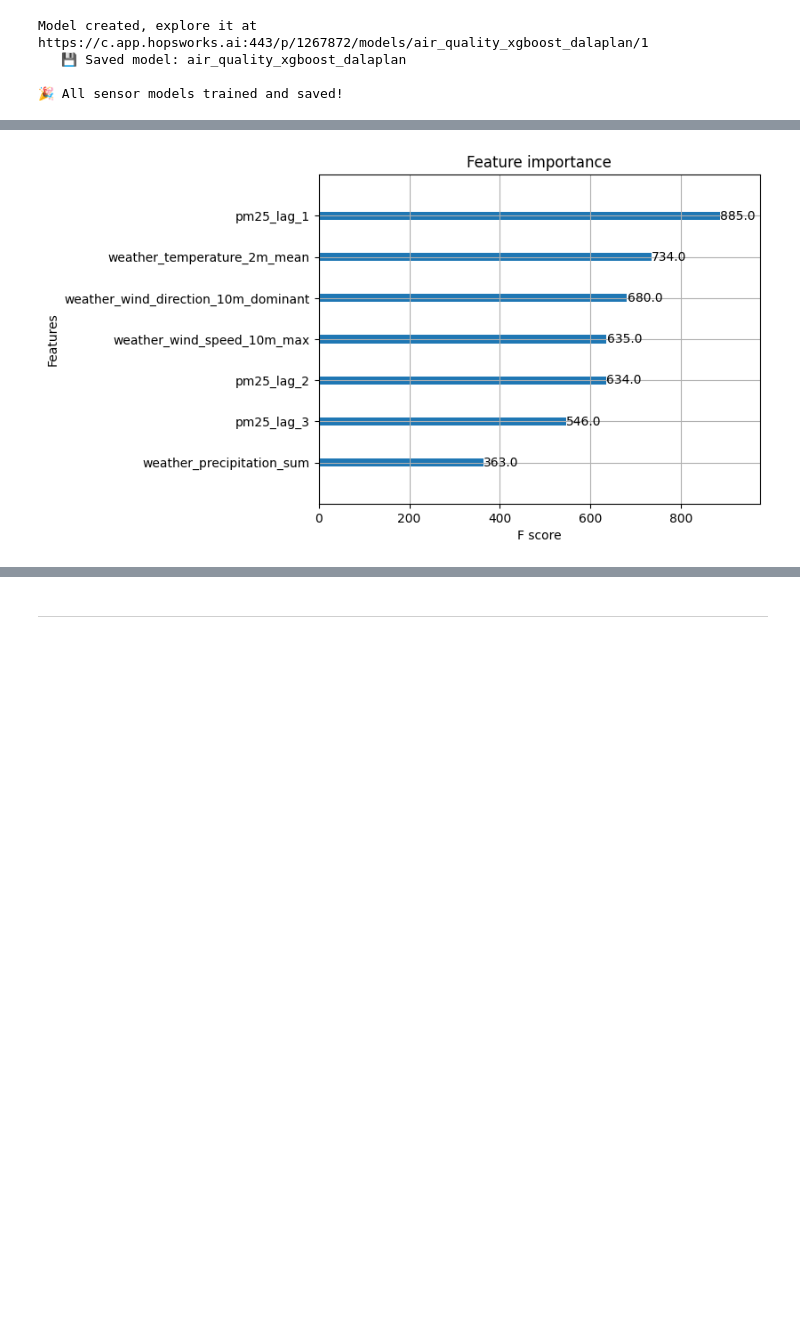
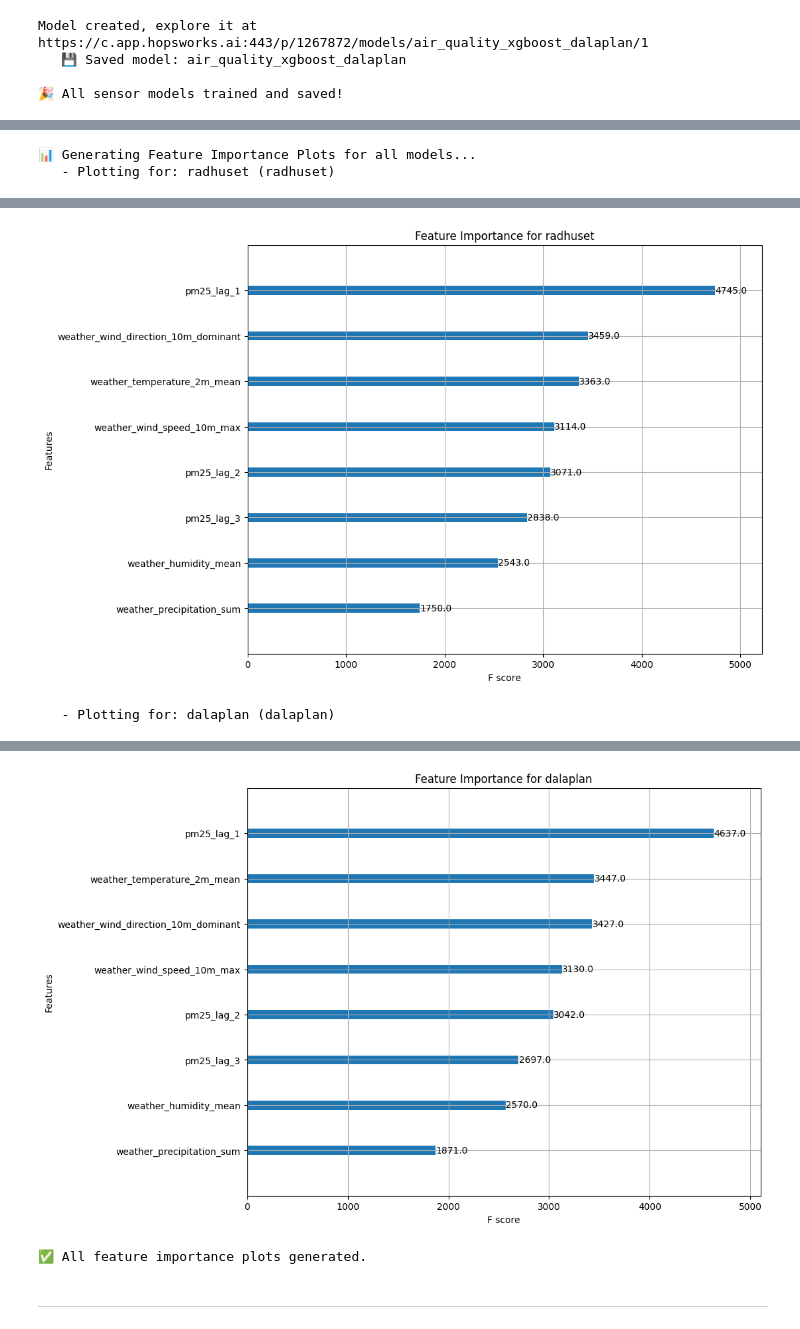
Before and after one commit to emanueleminotti/ID2223-ScalableMLDL, a Jupyter notebook: notebooks/airquality/3_air_quality_training_pipeline.ipynb, the cells around one changed output, grey strips where cells are left out. Saved outputs shown, nothing was run; the diff lists cells and outputs as text; code cells hidden in the pictures; blank space fills up the shorter version.

```diff
--- a/notebooks/airquality/3_air_quality_training_pipeline.ipynb
+++ b/notebooks/airquality/3_air_quality_training_pipeline.ipynb
@@ -369,7 +418,47 @@ plt.show()
 # %%
-# Plotting feature importances using the plot_importance function from XGBoost
-plot_importance(xgb_regressor)
-feature_importance_path = images_dir + "/" + street + "_feature_importance.png"
-plt.savefig(feature_importance_path)
-plt.show()
+import os
+import joblib
+import shutil
+import matplotlib.pyplot as plt
+from xgboost import plot_importance
+
+print("📊 Generating Feature Importance Plots for all models...")
+
+# 1. Get Model Registry
+mr = project.get_model_registry()
+
+# 2. Loop through each sensor
+for sensor_name, config in sensor_config.items():
+    street_name = config['street']
+    print(f"   - Plotting for: {sensor_name} ({street_name})")
+
+    try:
+        # A. Download the correct model from the registry
+        model_name = f"air_quality_xgboost_{street_name}"
+        model_latest = mr.get_model(name=model_name, version=None)
+        downloaded_model_dir = model_latest.download()
+        model_file = os.path.join(downloaded_model_dir, "model.pkl")
+
+        # B. Load the model
+        xgb_model = joblib.load(model_file)
+
+        # C. Plot importance
+        fig, ax = plt.subplots(figsize=(10, 8))
+        plot_importance(xgb_model, ax=ax)
+        plt.title(f"Feature Importance for {street_name}")
+
+        # D. Save the plot
+        feature_importance_path = os.path.join(images_dir, f"{street_name}_feature_importance.png")
+        plt.savefig(feature_importance_path)
+        plt.show()
+
+        # E. Clean up downloaded model
+        shutil.rmtree(downloaded_model_dir)
+
+    except Exception as e:
+        print(f"     ⚠️ Error plotting importance for {sensor_name}: {e}")
+
+print("\n✅ All feature importance plots generated.")
 # %% [output]
+📊 Generating Feature Importance Plots for all models...
+   - Plotting for: radhuset (radhuset)
@@ -376 +466,2 @@ plt.show()
-[figure, old version]
+[figure, new version]
+   - Plotting for: dalaplan (dalaplan)
@@ -377,3 +469,5 @@ plt.show()
+[figure, added]
+✅ All feature importance plots generated.
 # %% [markdown]
 ---
 # %% [markdown]
```
Also changed, not shown: parts of 11 cells of this notebook, 4 other files.
